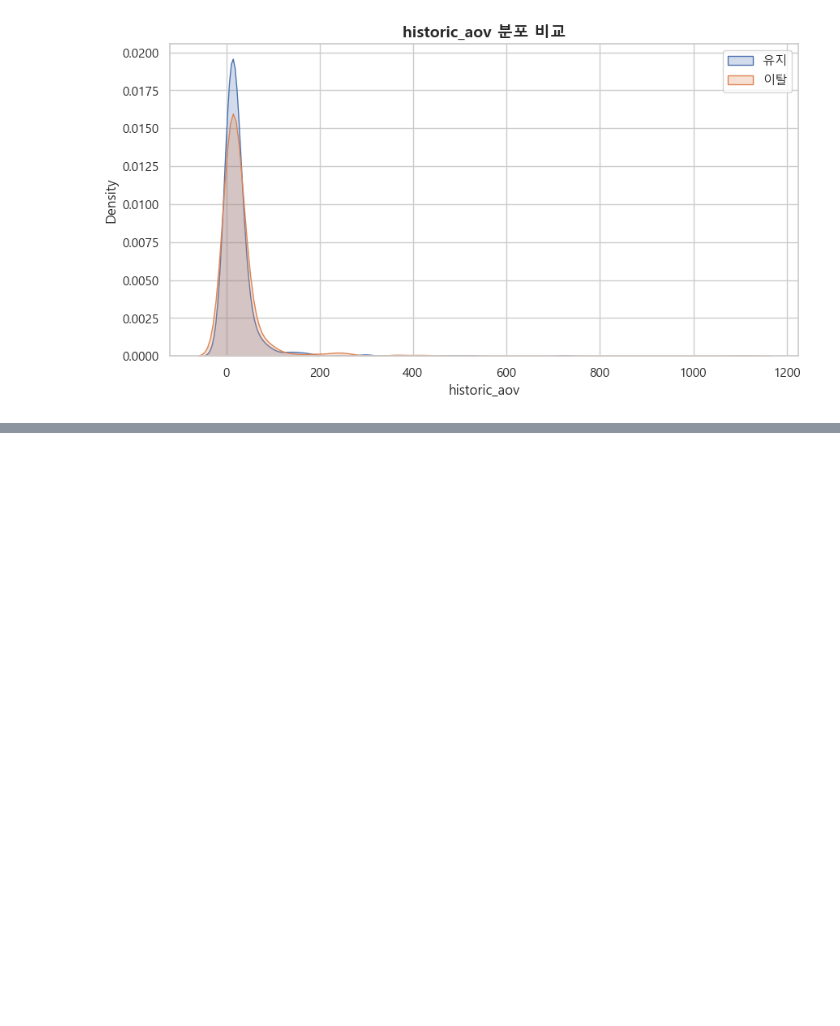
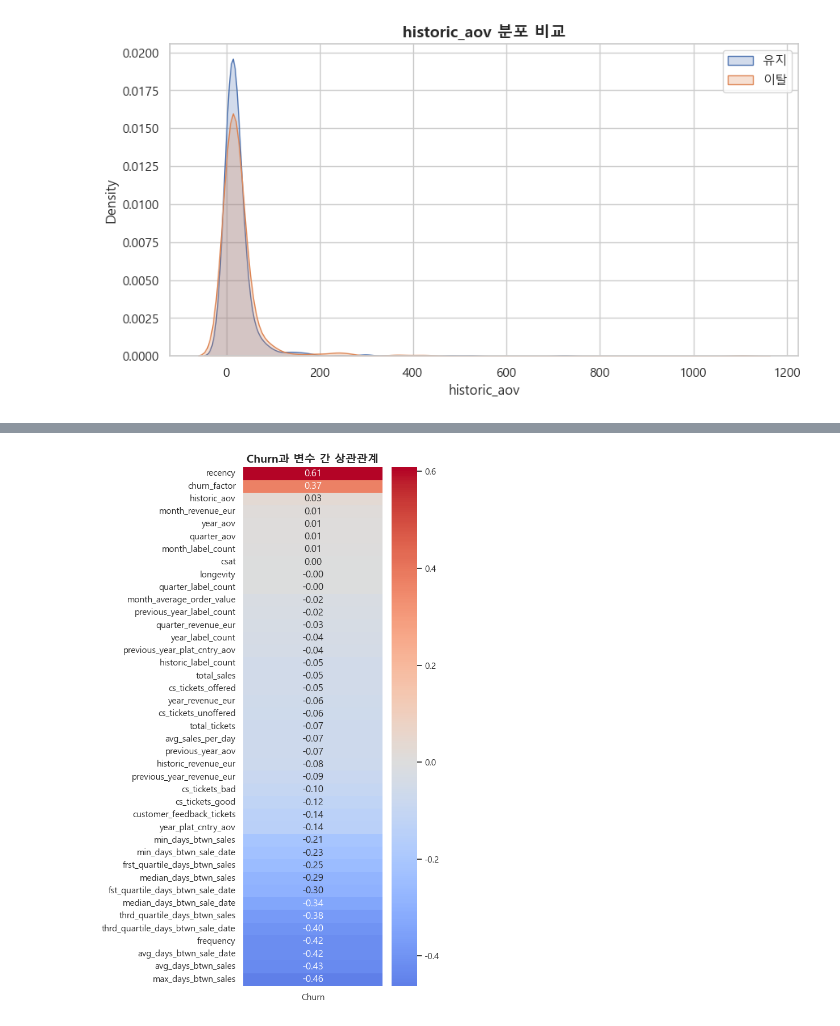
Before and after one commit to SKNETWORKS-FAMILY-AICAMP/SKN28-2nd-4Team, a Jupyter notebook: back_research/myungbin/Packlin/notebooks/EDA.ipynb, the cells around one changed output, grey strips where cells are left out. Saved outputs shown, nothing was run; the diff lists cells and outputs as text; code cells hidden in the pictures; blank space fills up the shorter version.

Commit message:
Add customer churn model artifacts and notebook updates

```diff
--- a/back_research/myungbin/Packlin/notebooks/EDA.ipynb
+++ b/back_research/myungbin/Packlin/notebooks/EDA.ipynb
@@ -391,0 +401,13 @@ for col in core_cols:
+# %%
+import seaborn as sns
+import matplotlib.pyplot as plt
+
+# 수치형 변수 + 타겟
+num_cols = df.select_dtypes(include=['int64', 'float64']).columns.tolist()
+
+corr = df[num_cols].corr()
+
+# Churn과의 상관관계만 보기
+churn_corr = corr['Churn'].drop('Churn').sort_values(ascending=False)
+
+churn_corr
@@ -391,0 +432,16 @@ for col in core_cols:
+# %%
+plt.figure(figsize=(6, 10))
+
+sns.heatmap(
+    churn_corr.to_frame(),
+    annot=True,
+    cmap='coolwarm',
+    center=0,
+    fmt='.2f'
+)
+
+plt.title('Churn과 변수 간 상관관계', fontsize=14, fontweight='bold')
+plt.tight_layout()
+plt.show()
+# %% [output]
+[figure, added]
```
Also changed, not shown: parts of 19 cells of this notebook, 8 other files.
